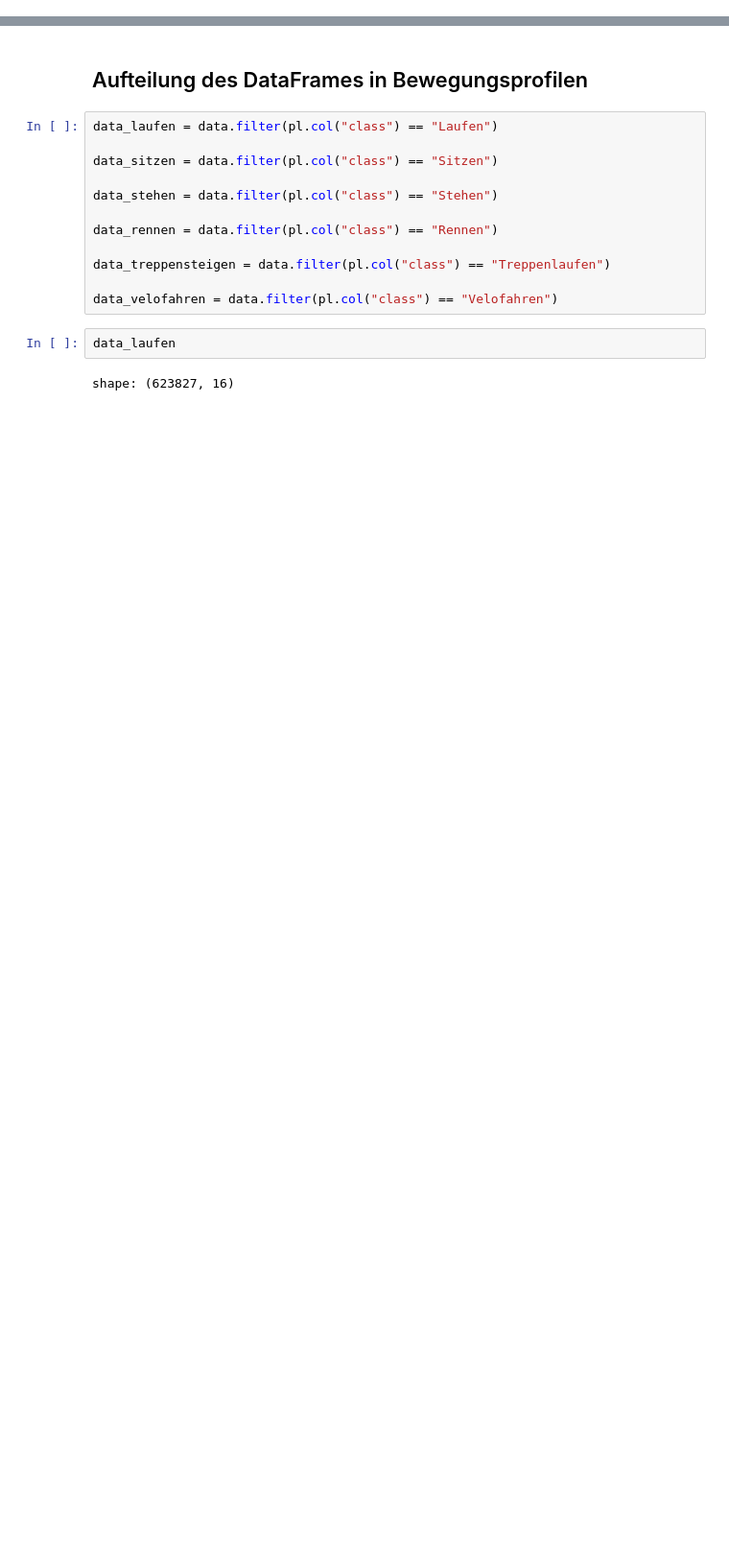
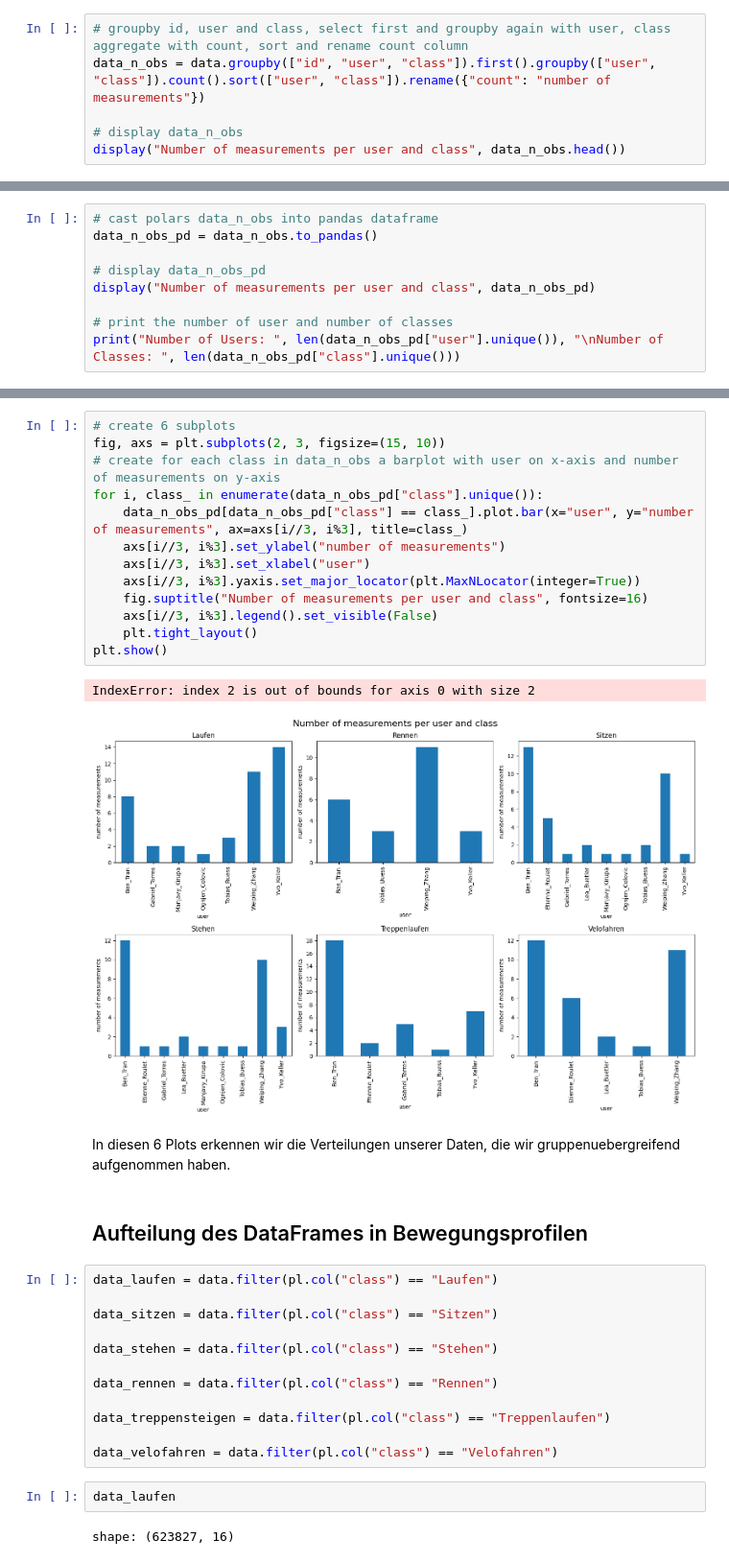
Before and after one commit to CDL1-Sensor/Sensor_Data-Wrangling-und-EDA, a Jupyter notebook: all-sensor-measurments-plots.ipynb, the cells around one changed output, grey strips where cells are left out. Shown: that part at 96% size. Cells and saved outputs as stored; diff of their text form; blank space fills up the shorter version.

Commit message:
add distribution of measurements

```diff
--- a/all-sensor-measurments-plots.ipynb
+++ b/all-sensor-measurments-plots.ipynb
@@ -69,3 +69,9 @@ shape: (1957948, 16)
 | 2023-03-11 13:12:01.926 | -0.207555 | -0.116692 | 0.068004 | 0.009885 | 0.05378 | 0.034982 | ... |
 | 2023-03-11 13:12:01.936 | -0.20392 | -0.147709 | 0.035921 | 0.009365 | 0.045132 | 0.033097 | ... |
 | 2023-03-11 13:12:01.946 | -0.201092 | -0.122711 | -0.058179 | 0.028114 | 0.041694 | 0.034601 | ... |
+# %%
+# groupby id, user and class, select first and groupby again with user, class aggregate with count, sort and rename count column
+data_n_obs = data.groupby(["id", "user", "class"]).first().groupby(["user", "class"]).count().sort(["user", "class"]).rename({"count": "number of measurements"})
+
+# display data_n_obs
+display("Number of measurements per user and class", data_n_obs.head())
@@ -71,0 +88,9 @@ shape: (1957948, 16)
+# %%
+# cast polars data_n_obs into pandas dataframe
+data_n_obs_pd = data_n_obs.to_pandas()
+
+# display data_n_obs_pd
+display("Number of measurements per user and class", data_n_obs_pd)
+
+# print the number of user and number of classes
+print("Number of Users: ", len(data_n_obs_pd["user"].unique()), "\nNumber of Classes: ", len(data_n_obs_pd["class"].unique()))
@@ -72,3 +122,21 @@ shape: (1957948, 16)
+# %%
+# create 6 subplots
+fig, axs = plt.subplots(2, 3, figsize=(15, 10))
+# create for each class in data_n_obs a barplot with user on x-axis and number of measurements on y-axis
+for i, class_ in enumerate(data_n_obs_pd["class"].unique()):
+    data_n_obs_pd[data_n_obs_pd["class"] == class_].plot.bar(x="user", y="number of measurements", ax=axs[i//3, i%3], title=class_)
+    axs[i//3, i%3].set_ylabel("number of measurements")
+    axs[i//3, i%3].set_xlabel("user")
+    axs[i//3, i%3].yaxis.set_major_locator(plt.MaxNLocator(integer=True))
+    fig.suptitle("Number of measurements per user and class", fontsize=16)
+    axs[i//3, i%3].legend().set_visible(False)
+    plt.tight_layout()
+plt.show()
+# %% [output]
+IndexError: index 2 is out of bounds for axis 0 with size 2
+[figure, added]
+# %% [markdown]
+In diesen 6 Plots erkennen wir die Verteilungen unserer Daten, die wir gruppenuebergreifend aufgenommen haben.
 # %% [markdown]
 ## Aufteilung des DataFrames in Bewegungsprofilen
 # %%
```
Also changed, not shown: parts of 5 cells of this notebook.
